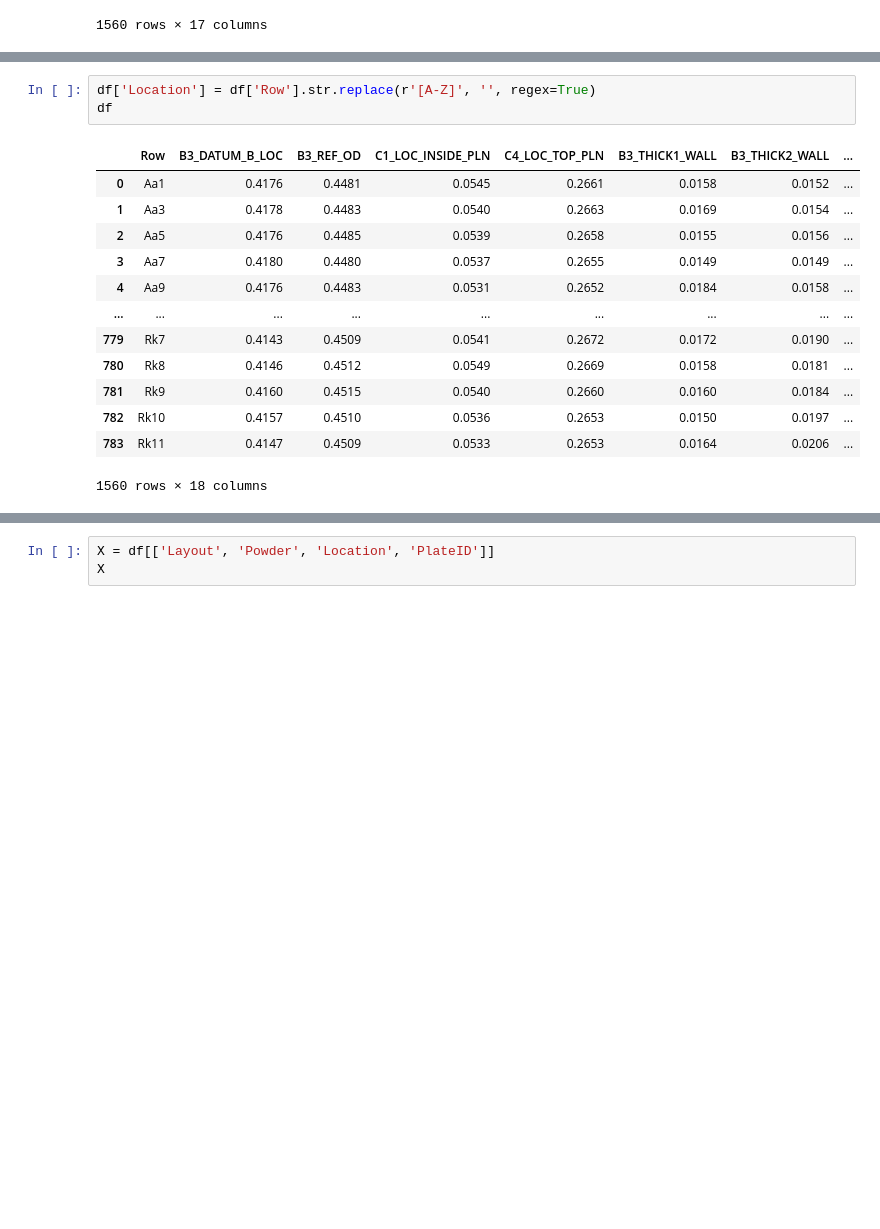
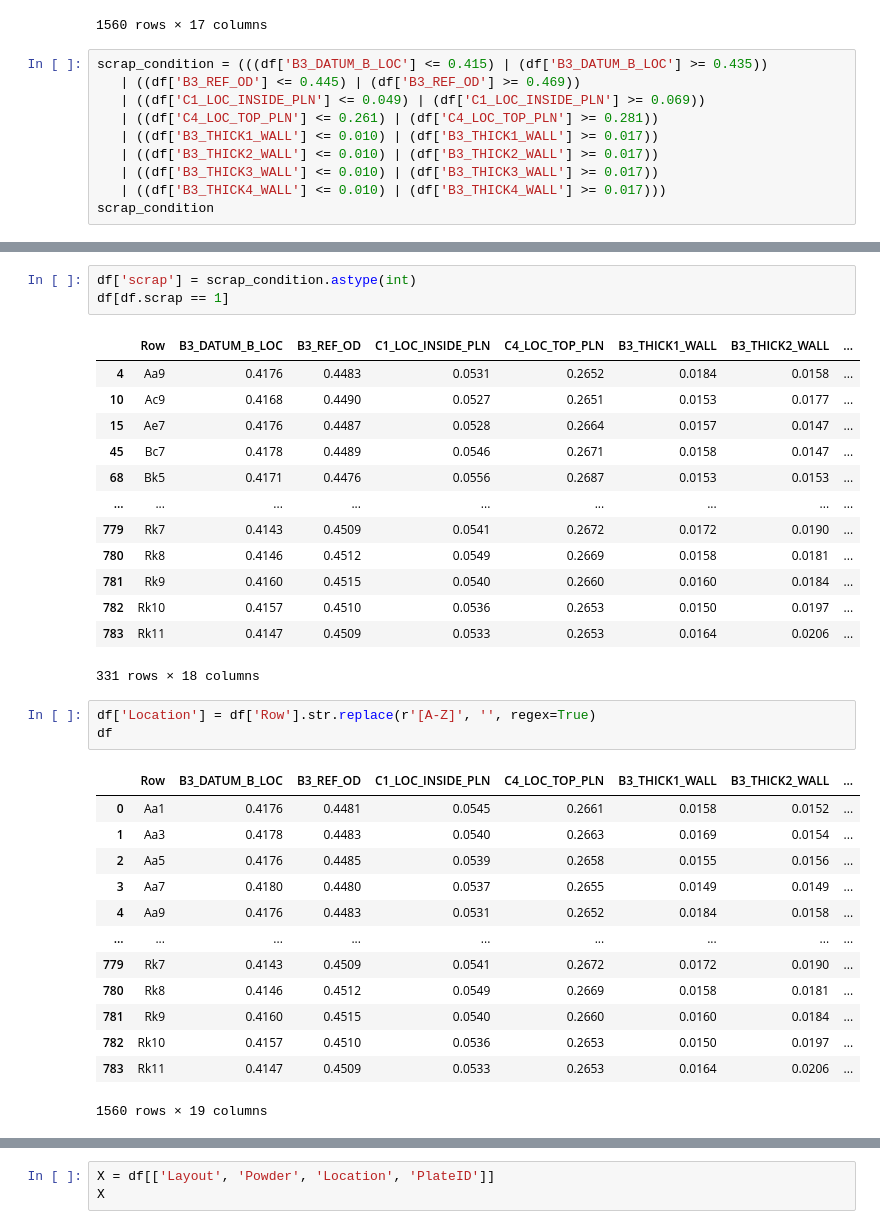
Before and after one commit to jcw515awsm/data-bussdown, a Jupyter notebook: brisa.ipynb, the cells around one changed output, grey strips where cells are left out. Drawn from its saved outputs; the diff is of its cells as text; blank space fills up the shorter version.

```diff
--- a/brisa.ipynb
+++ b/brisa.ipynb
@@ -51,3 +51,13 @@ df
 | 782 | Rk10 | 0.4157 | 0.4510 | 0.0536 | 0.2653 | 0.0150 | 0.0197 | ... |
 | 783 | Rk11 | 0.4147 | 0.4509 | 0.0533 | 0.2653 | 0.0164 | 0.0206 | ... |
 1560 rows × 17 columns
+# %%
+scrap_condition = (((df['B3_DATUM_B_LOC'] <= 0.415) | (df['B3_DATUM_B_LOC'] >= 0.435))
+   | ((df['B3_REF_OD'] <= 0.445) | (df['B3_REF_OD'] >= 0.469))
+   | ((df['C1_LOC_INSIDE_PLN'] <= 0.049) | (df['C1_LOC_INSIDE_PLN'] >= 0.069))
+   | ((df['C4_LOC_TOP_PLN'] <= 0.261) | (df['C4_LOC_TOP_PLN'] >= 0.281))
+   | ((df['B3_THICK1_WALL'] <= 0.010) | (df['B3_THICK1_WALL'] >= 0.017))
+   | ((df['B3_THICK2_WALL'] <= 0.010) | (df['B3_THICK2_WALL'] >= 0.017))
+   | ((df['B3_THICK3_WALL'] <= 0.010) | (df['B3_THICK3_WALL'] >= 0.017))
+   | ((df['B3_THICK4_WALL'] <= 0.010) | (df['B3_THICK4_WALL'] >= 0.017)))
+scrap_condition
@@ -54,3 +77,20 @@ df
+# %%
+df['scrap'] = scrap_condition.astype(int)
+df[df.scrap == 1]
+# %% [output]
+|  | Row | B3_DATUM_B_LOC | B3_REF_OD | C1_LOC_INSIDE_PLN | C4_LOC_TOP_PLN | B3_THICK1_WALL | B3_THICK2_WALL | ... |
+| 4 | Aa9 | 0.4176 | 0.4483 | 0.0531 | 0.2652 | 0.0184 | 0.0158 | ... |
+| 10 | Ac9 | 0.4168 | 0.4490 | 0.0527 | 0.2651 | 0.0153 | 0.0177 | ... |
+| 15 | Ae7 | 0.4176 | 0.4487 | 0.0528 | 0.2664 | 0.0157 | 0.0147 | ... |
+| 45 | Bc7 | 0.4178 | 0.4489 | 0.0546 | 0.2671 | 0.0158 | 0.0147 | ... |
+| 68 | Bk5 | 0.4171 | 0.4476 | 0.0556 | 0.2687 | 0.0153 | 0.0153 | ... |
+| ... | ... | ... | ... | ... | ... | ... | ... | ... |
+| 779 | Rk7 | 0.4143 | 0.4509 | 0.0541 | 0.2672 | 0.0172 | 0.0190 | ... |
+| 780 | Rk8 | 0.4146 | 0.4512 | 0.0549 | 0.2669 | 0.0158 | 0.0181 | ... |
+| 781 | Rk9 | 0.4160 | 0.4515 | 0.0540 | 0.2660 | 0.0160 | 0.0184 | ... |
+| 782 | Rk10 | 0.4157 | 0.4510 | 0.0536 | 0.2653 | 0.0150 | 0.0197 | ... |
+| 783 | Rk11 | 0.4147 | 0.4509 | 0.0533 | 0.2653 | 0.0164 | 0.0206 | ... |
+331 rows × 18 columns
 # %%
 df['Location'] = df['Row'].str.replace(r'[A-Z]', '', regex=True)
 df
@@ -67,4 +107,4 @@ df
 | 781 | Rk9 | 0.4160 | 0.4515 | 0.0540 | 0.2660 | 0.0160 | 0.0184 | ... |
 | 782 | Rk10 | 0.4157 | 0.4510 | 0.0536 | 0.2653 | 0.0150 | 0.0197 | ... |
 | 783 | Rk11 | 0.4147 | 0.4509 | 0.0533 | 0.2653 | 0.0164 | 0.0206 | ... |
-1560 rows × 18 columns
+1560 rows × 19 columns
```
Also changed, not shown: parts of 14 cells of this notebook.
